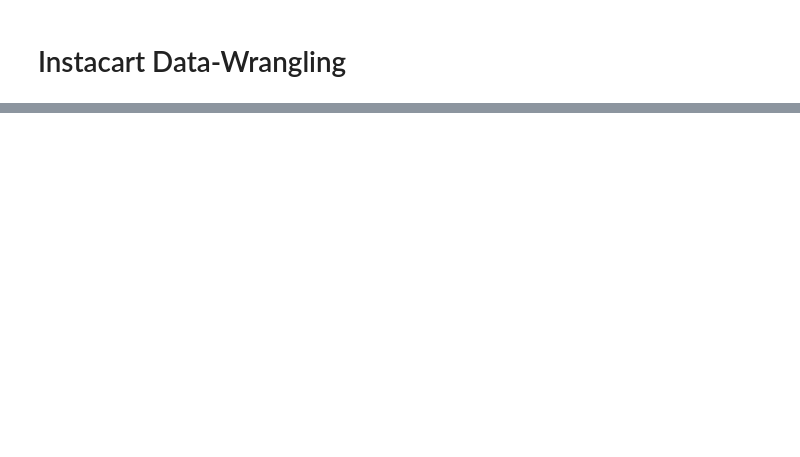
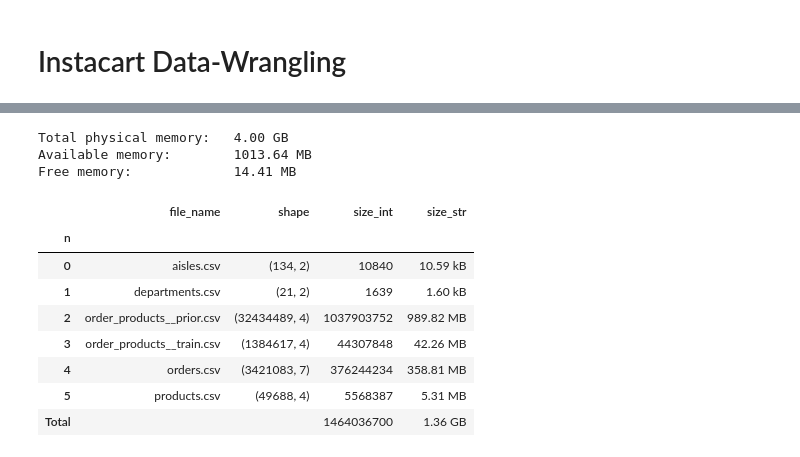
Before and after one commit to zkneupper/Instacart-Prediction-Capstone, a Jupyter notebook: notebooks/Data-Wrangling.ipynb, the cells around one changed output, grey strips where cells are left out. Drawn from its saved outputs; the diff is of its cells as text; code cells hidden in the pictures; blank space fills up the shorter version.

```diff
--- a/notebooks/Data-Wrangling.ipynb
+++ b/notebooks/Data-Wrangling.ipynb
@@ -242,0 +70,18 @@ df.head(1)
+# %%
+#sizeof_fmt
+def format_bytes_size(num):
+    """
+    Given an integer value of bytes,
+    convert to the most appropriate units
+    ('bytes', 'kB', 'MB', 'GB', ...), and
+    return a string containing the number
+    of units and the unit label
+    ('bytes', 'kB', 'MB', 'GB', ...)
+    """
+    base = 1024
+    for unit in ['bytes', 'kB', 'MB', 'GB', 'TB', 'PB', 'EB', 'ZB', 'YB']:
+        if abs(num) < base:
+            return "%3.2f %s" % (num, unit)
+            break
+        else:
+            num /= base
@@ -242,0 +150,59 @@ df.head(1)
+# %%
+mem = virtual_memory()
+
+print('Total physical memory:\t', format_bytes_size(mem.total))
+print('Available memory:\t', format_bytes_size(mem.available))
+print('Free memory:\t\t', format_bytes_size(mem.free))
+
+#format_bytes_size(new_df.loc['Total', 'size_int'])
+# %% [output]
+Total physical memory:   4.00 GB
+Available memory:        1013.64 MB
+Free memory:             14.41 MB
+# %%
+
+i_list = []
+file_name_list = []
+shape_list = []
+size_list = []
+size_str_list = []
+
+for i, f in enumerate(raw_data_files):
+    raw_data_path_f = os.path.join(raw_data_dir, f)
+
+    df_f = pd.read_csv(raw_data_path_f)
+
+    i_list.append(i)
+    file_name_list.append(f)
+    shape_list.append(df_f.shape)
+    size_list.append(sys.getsizeof(df_f))
+    size_str_list.append(format_bytes_size(sys.getsizeof(df_f)))
+
+    # Clear the DataFrame object from memory
+    del df_f
+
+files_dict = {'n' : i_list,
+              'file_name' : file_name_list,
+              'shape' : shape_list,
+              'size_int' : size_list,
+              'size_str' : size_str_list}
+
+
+size_df = pd.DataFrame(files_dict)
+size_df.set_index('n', inplace=True)
+
+total_size = size_df.size_int.sum()
+
+size_df.loc['Total']= ['', '', total_size, format_bytes_size(total_size)]
+
+size_df
+# %% [output]
+|  | file_name | shape | size_int | size_str |
+| n |  |  |  |  |
+| 0 | aisles.csv | (134, 2) | 10840 | 10.59 kB |
+| 1 | departments.csv | (21, 2) | 1639 | 1.60 kB |
+| 2 | order_products__prior.csv | (32434489, 4) | 1037903752 | 989.82 MB |
+| 3 | order_products__train.csv | (1384617, 4) | 44307848 | 42.26 MB |
+| 4 | orders.csv | (3421083, 7) | 376244234 | 358.81 MB |
+| 5 | products.csv | (49688, 4) | 5568387 | 5.31 MB |
+| Total |  |  | 1464036700 | 1.36 GB |
```
Also changed, not shown: parts of 76 cells of this notebook, 7 other files.
